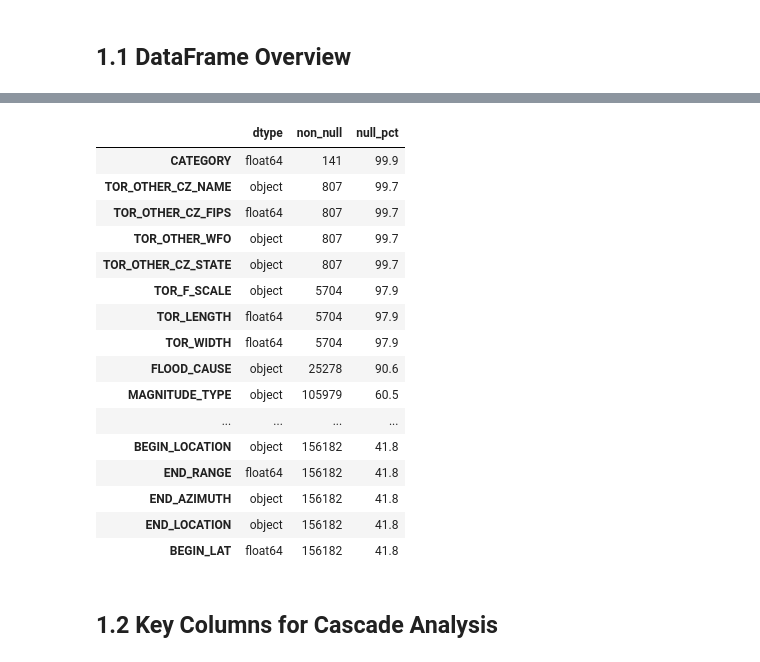
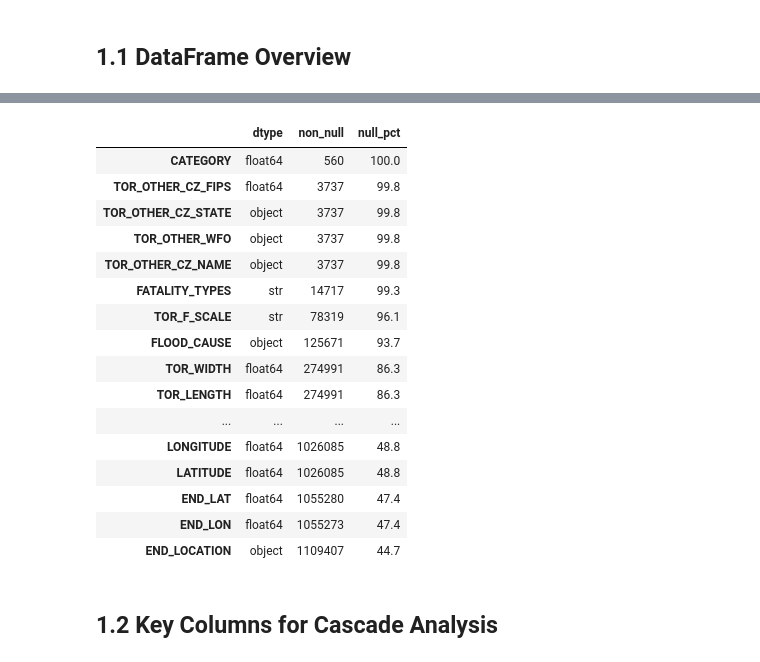
Before and after one commit to ml-girls/cascading-disaster-prediction, a Jupyter notebook: notebooks/01_cascade_eda.ipynb, the cells around one changed output, grey strips where cells are left out. Saved outputs shown, nothing was run; the diff lists cells and outputs as text; code cells hidden in the pictures.

```diff
--- a/notebooks/01_cascade_eda.ipynb
+++ b/notebooks/01_cascade_eda.ipynb
@@ -53,0 +76,12 @@ Events with fatalities: 2,241
+# %%
+import io
+import pandas as pd
+
+from src.data_loader import read_csv_from_gdrive
+
+DETAILS_FOLDER_ID = '10AL1ePzqiPGgzTCL9X8ruOdVMjrEBufw'
+FATALITIES_FOLDER_ID = "1QGIxDfK2ab7H_FIv-himHIMXn-RGAT-5"
+LOCATIONS_FOLDER_ID = "10syO2OS4QzQLOQY7DkQQvgDdXbMYbucL"
+details_df = read_csv_from_gdrive(drive, DETAILS_FOLDER_ID, "Details")
+fatalities_df = read_csv_from_gdrive(drive, FATALITIES_FOLDER_ID, "Fatalities")
+locations_df = read_csv_from_gdrive(drive, LOCATIONS_FOLDER_ID, "Locations")
@@ -73,0 +152,22 @@ df.head(3)
+# %%
+from src.data_loader import join_storm_data, parse_noaa_datetime
+
+# 1. Join the datasets
+print("Joining DataFrames...")
+final_df = join_storm_data(details_df, fatalities_df, locations_df)
+
+# 2. Fix DateTime formats
+# We create new columns to preserve the original strings just in case
+print("Parsing datetime columns (this may take a minute)...")
+final_df['BEGIN_DATETIME'] = final_df['BEGIN_DATE_TIME'].apply(parse_noaa_datetime)
+final_df['END_DATETIME'] = final_df['END_DATE_TIME'].apply(parse_noaa_datetime)
+
+# 3. Clean up Damage Values (using your utility function)
+from src.data_loader import parse_damage_value
+print("Normalizing damage values to USD...")
+final_df['DAMAGE_PROPERTY_USD'] = final_df['DAMAGE_PROPERTY'].apply(parse_damage_value)
+final_df['DAMAGE_CROPS_USD'] = final_df['DAMAGE_CROPS'].apply(parse_damage_value)
+final_df['TOTAL_DAMAGE_USD'] = final_df['DAMAGE_PROPERTY_USD'] + final_df['DAMAGE_CROPS_USD']
+
+print(f"Final Dataset Ready: {final_df.shape[0]:,} events with {final_df.shape[1]} columns.")
+display(final_df[['BEGIN_DATETIME', 'EVENT_TYPE', 'STATE', 'FATALITY_COUNT', 'DAMAGE_PROPERTY_USD']].head())
@@ -74,28 +185,28 @@ df.head(3)
 # %%
 # Data types and missing values
 info_df = pd.DataFrame({
-    'dtype': df.dtypes,
-    'non_null': df.count(),
-    'null_pct': (df.isnull().sum() / len(df) * 100).round(1)
+    'dtype': final_df.dtypes,
+    'non_null': final_df.count(),
+    'null_pct': (final_df.isnull().sum() / len(final_df) * 100).round(1)
 })
 info_df[info_df['null_pct'] > 0].sort_values('null_pct', ascending=False).head(20)
 # %% [output]
 |  | dtype | non_null | null_pct |
-| CATEGORY | float64 | 141 | 99.9 |
-| TOR_OTHER_CZ_NAME | object | 807 | 99.7 |
-| TOR_OTHER_CZ_FIPS | float64 | 807 | 99.7 |
-| TOR_OTHER_WFO | object | 807 | 99.7 |
-| TOR_OTHER_CZ_STATE | object | 807 | 99.7 |
-| TOR_F_SCALE | object | 5704 | 97.9 |
-| TOR_LENGTH | float64 | 5704 | 97.9 |
-| TOR_WIDTH | float64 | 5704 | 97.9 |
-| FLOOD_CAUSE | object | 25278 | 90.6 |
-| MAGNITUDE_TYPE | object | 105979 | 60.5 |
+| CATEGORY | float64 | 560 | 100.0 |
+| TOR_OTHER_CZ_FIPS | float64 | 3737 | 99.8 |
+| TOR_OTHER_CZ_STATE | object | 3737 | 99.8 |
+| TOR_OTHER_WFO | object | 3737 | 99.8 |
+| TOR_OTHER_CZ_NAME | object | 3737 | 99.8 |
+| FATALITY_TYPES | str | 14717 | 99.3 |
+| TOR_F_SCALE | str | 78319 | 96.1 |
+| FLOOD_CAUSE | object | 125671 | 93.7 |
+| TOR_WIDTH | float64 | 274991 | 86.3 |
+| TOR_LENGTH | float64 | 274991 | 86.3 |
 | ... | ... | ... | ... |
-| BEGIN_LOCATION | object | 156182 | 41.8 |
-| END_RANGE | float64 | 156182 | 41.8 |
-| END_AZIMUTH | object | 156182 | 41.8 |
-| END_LOCATION | object | 156182 | 41.8 |
-| BEGIN_LAT | float64 | 156182 | 41.8 |
+| LONGITUDE | float64 | 1026085 | 48.8 |
+| LATITUDE | float64 | 1026085 | 48.8 |
+| END_LAT | float64 | 1055280 | 47.4 |
+| END_LON | float64 | 1055273 | 47.4 |
+| END_LOCATION | object | 1109407 | 44.7 |
 # %% [markdown]
 ## 1.2 Key Columns for Cascade Analysis
```
Also changed, not shown: parts of 23 cells of this notebook, 2 other files.
